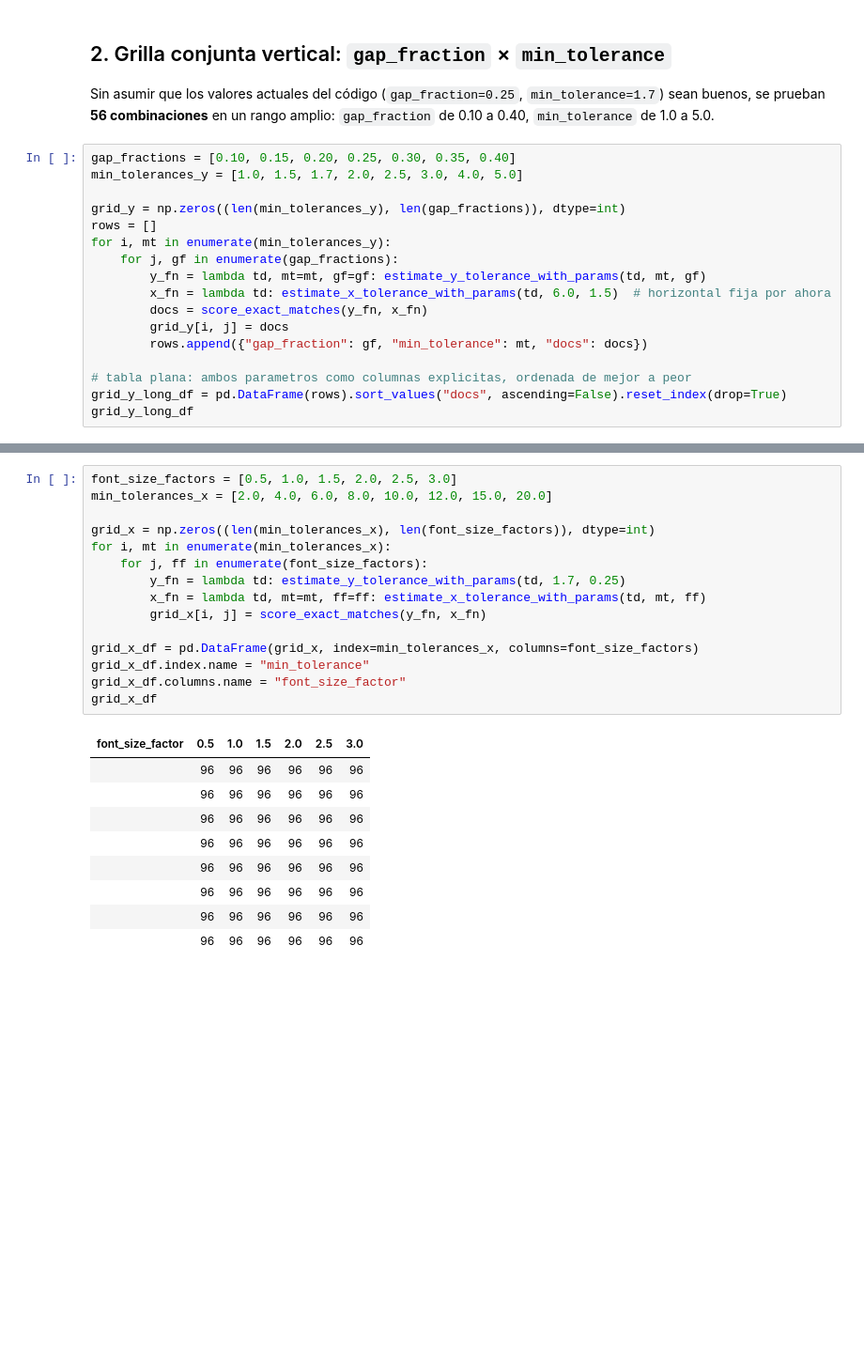
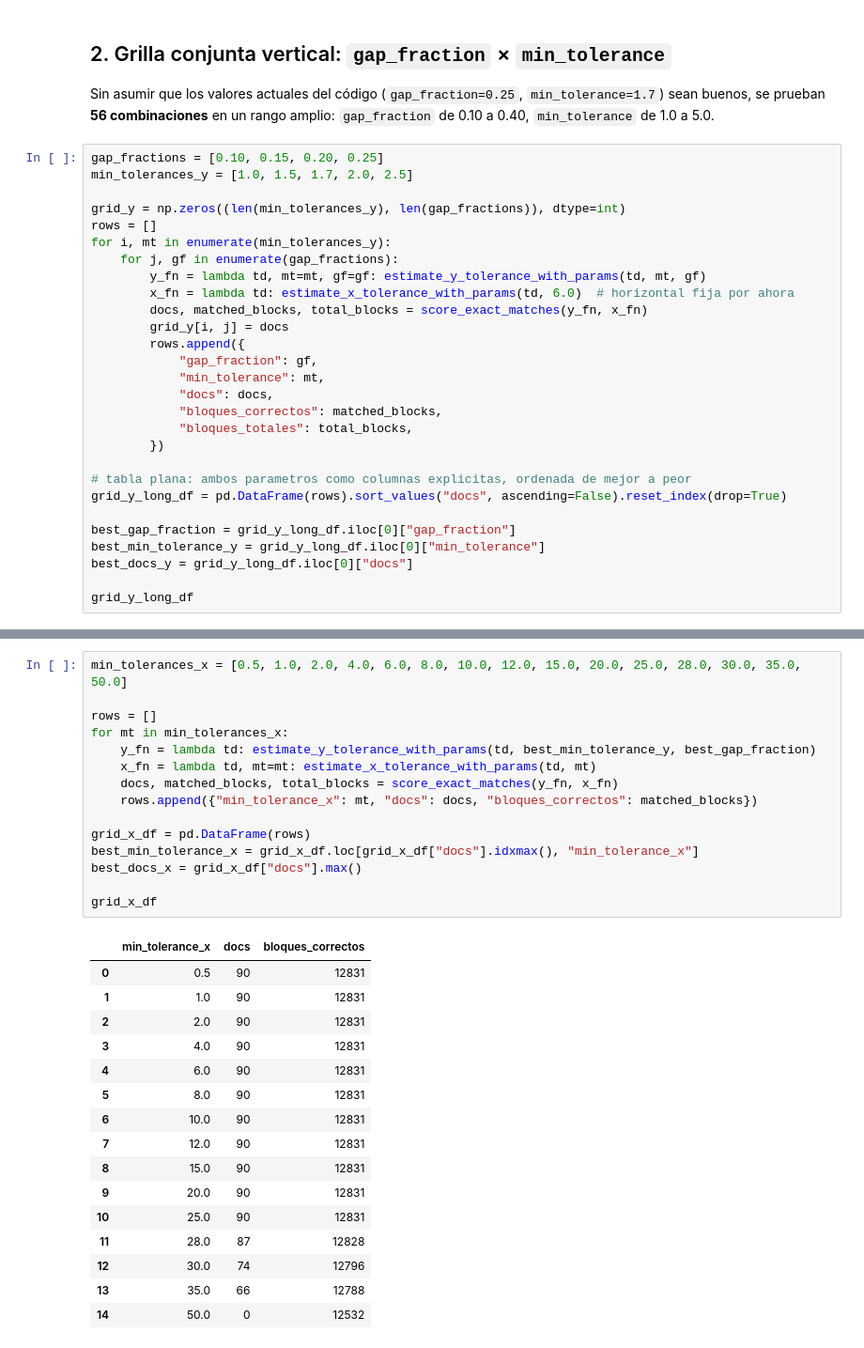
Before and after one commit to SamuelParrales/pdf-key-extraction, a Jupyter notebook: notebooks/calibrate_line_merge_tolerance.ipynb, the cells around one changed output, grey strips where cells are left out. Shown at 94% size. Cells and saved outputs as stored; diff of their text form; blank space fills up the shorter version.

```diff
--- a/notebooks/calibrate_line_merge_tolerance.ipynb
+++ b/notebooks/calibrate_line_merge_tolerance.ipynb
@@ -133,20 +146,31 @@ Sin asumir que los valores actuales del código (`gap_fraction=0.25`, `min_toler
 sean buenos, se prueban **56 combinaciones** en un rango amplio: `gap_fraction` de 0.10 a
 0.40, `min_tolerance` de 1.0 a 5.0.
 # %%
-gap_fractions = [0.10, 0.15, 0.20, 0.25, 0.30, 0.35, 0.40]
-min_tolerances_y = [1.0, 1.5, 1.7, 2.0, 2.5, 3.0, 4.0, 5.0]
+gap_fractions = [0.10, 0.15, 0.20, 0.25]
+min_tolerances_y = [1.0, 1.5, 1.7, 2.0, 2.5]
 
 grid_y = np.zeros((len(min_tolerances_y), len(gap_fractions)), dtype=int)
 rows = []
 for i, mt in enumerate(min_tolerances_y):
     for j, gf in enumerate(gap_fractions):
         y_fn = lambda td, mt=mt, gf=gf: estimate_y_tolerance_with_params(td, mt, gf)
-        x_fn = lambda td: estimate_x_tolerance_with_params(td, 6.0, 1.5)  # horizontal fija por ahora
-        docs = score_exact_matches(y_fn, x_fn)
+        x_fn = lambda td: estimate_x_tolerance_with_params(td, 6.0)  # horizontal fija por ahora
+        docs, matched_blocks, total_blocks = score_exact_matches(y_fn, x_fn)
         grid_y[i, j] = docs
-        rows.append({"gap_fraction": gf, "min_tolerance": mt, "docs": docs})
+        rows.append({
+            "gap_fraction": gf,
+            "min_tolerance": mt,
+            "docs": docs,
+            "bloques_correctos": matched_blocks,
+            "bloques_totales": total_blocks,
+        })
 
 # tabla plana: ambos parametros como columnas explicitas, ordenada de mejor a peor
 grid_y_long_df = pd.DataFrame(rows).sort_values("docs", ascending=False).reset_index(drop=True)
+
+best_gap_fraction = grid_y_long_df.iloc[0]["gap_fraction"]
+best_min_tolerance_y = grid_y_long_df.iloc[0]["min_tolerance"]
+best_docs_y = grid_y_long_df.iloc[0]["docs"]
+
 grid_y_long_df
 # %% [output]
@@ -203,25 +253,32 @@ que los valores actuales (`font_size_factor=1.5`, `min_tolerance=6.0`) sean buen
 # %%
-font_size_factors = [0.5, 1.0, 1.5, 2.0, 2.5, 3.0]
-min_tolerances_x = [2.0, 4.0, 6.0, 8.0, 10.0, 12.0, 15.0, 20.0]
+min_tolerances_x = [0.5, 1.0, 2.0, 4.0, 6.0, 8.0, 10.0, 12.0, 15.0, 20.0, 25.0, 28.0, 30.0, 35.0, 50.0]
 
-grid_x = np.zeros((len(min_tolerances_x), len(font_size_factors)), dtype=int)
-for i, mt in enumerate(min_tolerances_x):
-    for j, ff in enumerate(font_size_factors):
-        y_fn = lambda td: estimate_y_tolerance_with_params(td, 1.7, 0.25)
-        x_fn = lambda td, mt=mt, ff=ff: estimate_x_tolerance_with_params(td, mt, ff)
-        grid_x[i, j] = score_exact_matches(y_fn, x_fn)
+rows = []
+for mt in min_tolerances_x:
+    y_fn = lambda td: estimate_y_tolerance_with_params(td, best_min_tolerance_y, best_gap_fraction)
+    x_fn = lambda td, mt=mt: estimate_x_tolerance_with_params(td, mt)
+    docs, matched_blocks, total_blocks = score_exact_matches(y_fn, x_fn)
+    rows.append({"min_tolerance_x": mt, "docs": docs, "bloques_correctos": matched_blocks})
 
-grid_x_df = pd.DataFrame(grid_x, index=min_tolerances_x, columns=font_size_factors)
-grid_x_df.index.name = "min_tolerance"
-grid_x_df.columns.name = "font_size_factor"
+grid_x_df = pd.DataFrame(rows)
+best_min_tolerance_x = grid_x_df.loc[grid_x_df["docs"].idxmax(), "min_tolerance_x"]
+best_docs_x = grid_x_df["docs"].max()
+
 grid_x_df
 # %% [output]
-| font_size_factor | 0.5 | 1.0 | 1.5 | 2.0 | 2.5 | 3.0 |
-|  | 96 | 96 | 96 | 96 | 96 | 96 |
-|  | 96 | 96 | 96 | 96 | 96 | 96 |
-|  | 96 | 96 | 96 | 96 | 96 | 96 |
-|  | 96 | 96 | 96 | 96 | 96 | 96 |
-|  | 96 | 96 | 96 | 96 | 96 | 96 |
-|  | 96 | 96 | 96 | 96 | 96 | 96 |
-|  | 96 | 96 | 96 | 96 | 96 | 96 |
-|  | 96 | 96 | 96 | 96 | 96 | 96 |
+|  | min_tolerance_x | docs | bloques_correctos |
+| 0 | 0.5 | 90 | 12831 |
+| 1 | 1.0 | 90 | 12831 |
+| 2 | 2.0 | 90 | 12831 |
+| 3 | 4.0 | 90 | 12831 |
+| 4 | 6.0 | 90 | 12831 |
+| 5 | 8.0 | 90 | 12831 |
+| 6 | 10.0 | 90 | 12831 |
+| 7 | 12.0 | 90 | 12831 |
+| 8 | 15.0 | 90 | 12831 |
+| 9 | 20.0 | 90 | 12831 |
+| 10 | 25.0 | 90 | 12831 |
+| 11 | 28.0 | 87 | 12828 |
+| 12 | 30.0 | 74 | 12796 |
+| 13 | 35.0 | 66 | 12788 |
+| 14 | 50.0 | 0 | 12532 |
```
Also changed, not shown: parts of 25 cells of this notebook.
